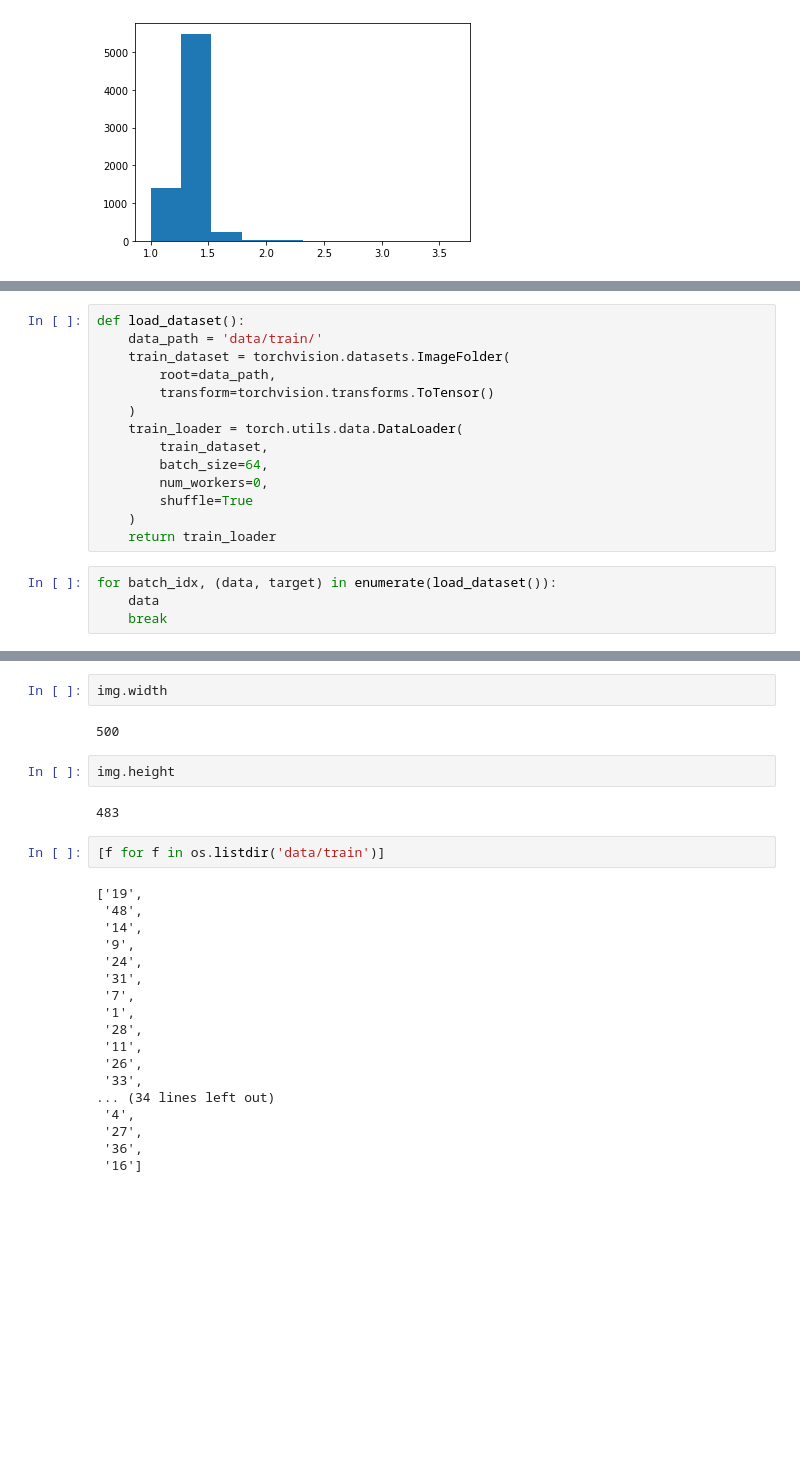
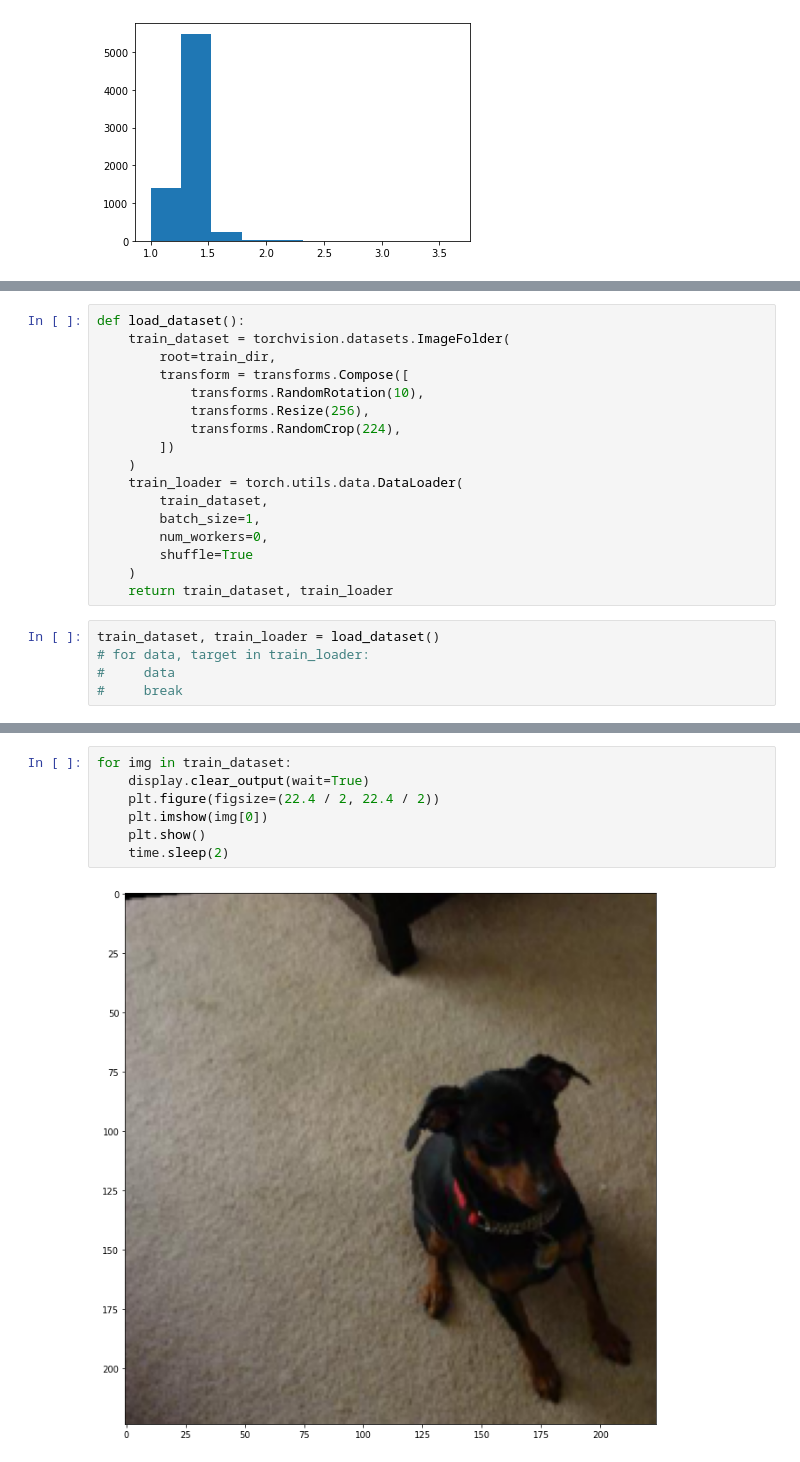
Before and after one commit to alex-kozinov/courses, a Jupyter notebook: mipt-ml-beginning/labs/03_dl/Lab3_DL_parts_4_and_5_optional.ipynb, the cells around one changed output, grey strips where cells are left out. Saved outputs shown, nothing was run; the diff lists cells and outputs as text; blank space fills up the shorter version.

```diff
--- a/mipt-ml-beginning/labs/03_dl/Lab3_DL_parts_4_and_5_optional.ipynb
+++ b/mipt-ml-beginning/labs/03_dl/Lab3_DL_parts_4_and_5_optional.ipynb
@@ -295,18 +300,22 @@ a, b, c = load_dataset("data")
 # %%
 def load_dataset():
-    data_path = 'data/train/'
     train_dataset = torchvision.datasets.ImageFolder(
-        root=data_path,
-        transform=torchvision.transforms.ToTensor()
+        root=train_dir,
+        transform = transforms.Compose([
+            transforms.RandomRotation(10),
+            transforms.Resize(256),
+            transforms.RandomCrop(224),
+        ])
     )
     train_loader = torch.utils.data.DataLoader(
         train_dataset,
-        batch_size=64,
+        batch_size=1,
         num_workers=0,
         shuffle=True
     )
-    return train_loader
+    return train_dataset, train_loader
 # %%
-for batch_idx, (data, target) in enumerate(load_dataset()):
-    data
-    break
+train_dataset, train_loader = load_dataset()
+# for data, target in train_loader:
+#     data
+#     break
@@ -334,28 +322,9 @@ zeros(shape, dtype=float, order='C')
-# %%
-img.width
-# %% [output]
-500
-# %%
-img.height
-# %% [output]
-483
-# %%
-[f for f in os.listdir('data/train')]
-# %% [output]
-['19',
- '48',
- '14',
- '9',
- '24',
- '31',
- '7',
- '1',
- '28',
- '11',
- '26',
- '33',
-... (34 lines left out)
- '4',
- '27',
- '36',
- '16']
+# %%
+for img in train_dataset:
+    display.clear_output(wait=True)
+    plt.figure(figsize=(22.4 / 2, 22.4 / 2))
+    plt.imshow(img[0])
+    plt.show()
+    time.sleep(2)
+# %% [output]
+[figure, added]
```
Also changed, not shown: parts of 6 cells of this notebook.
